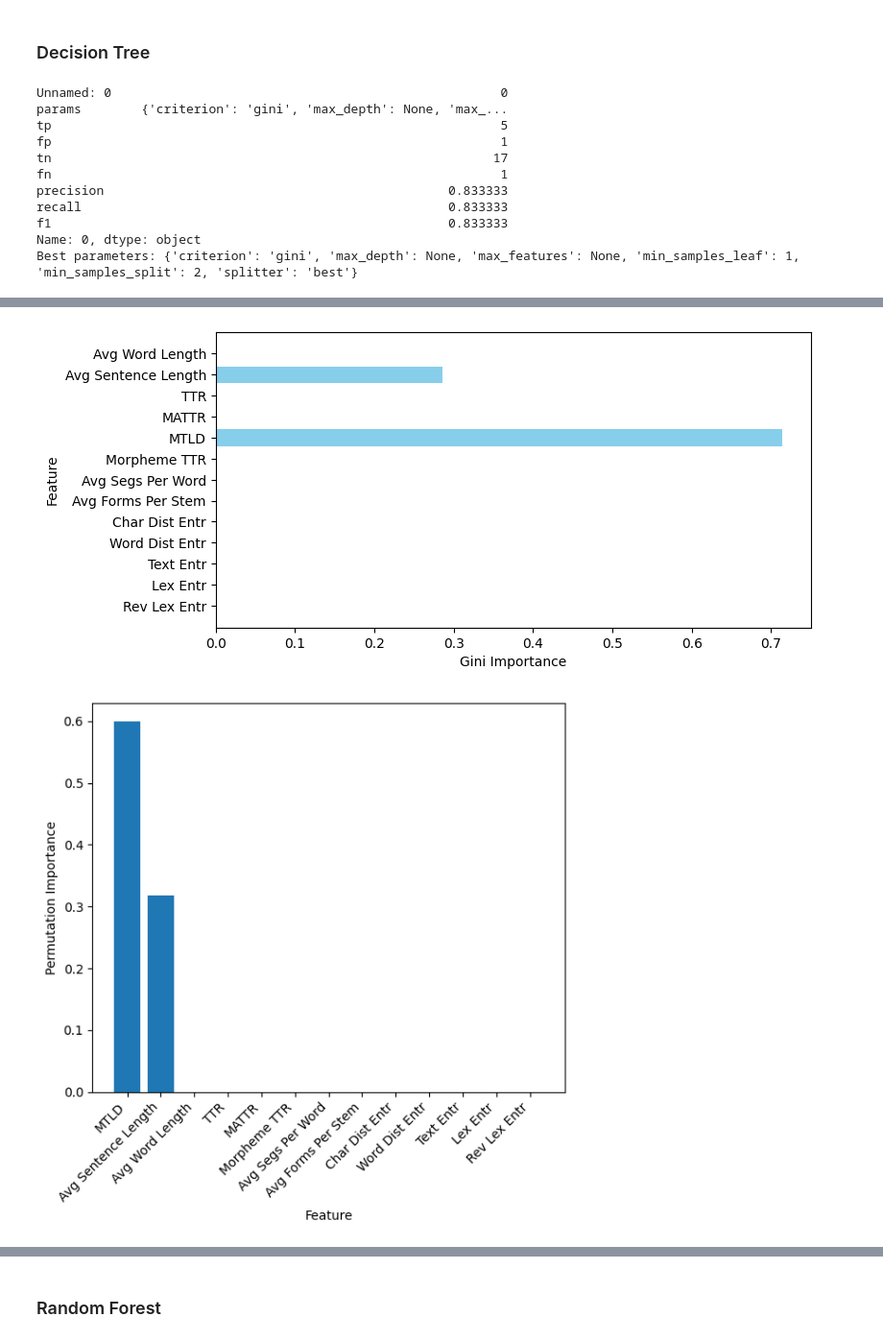
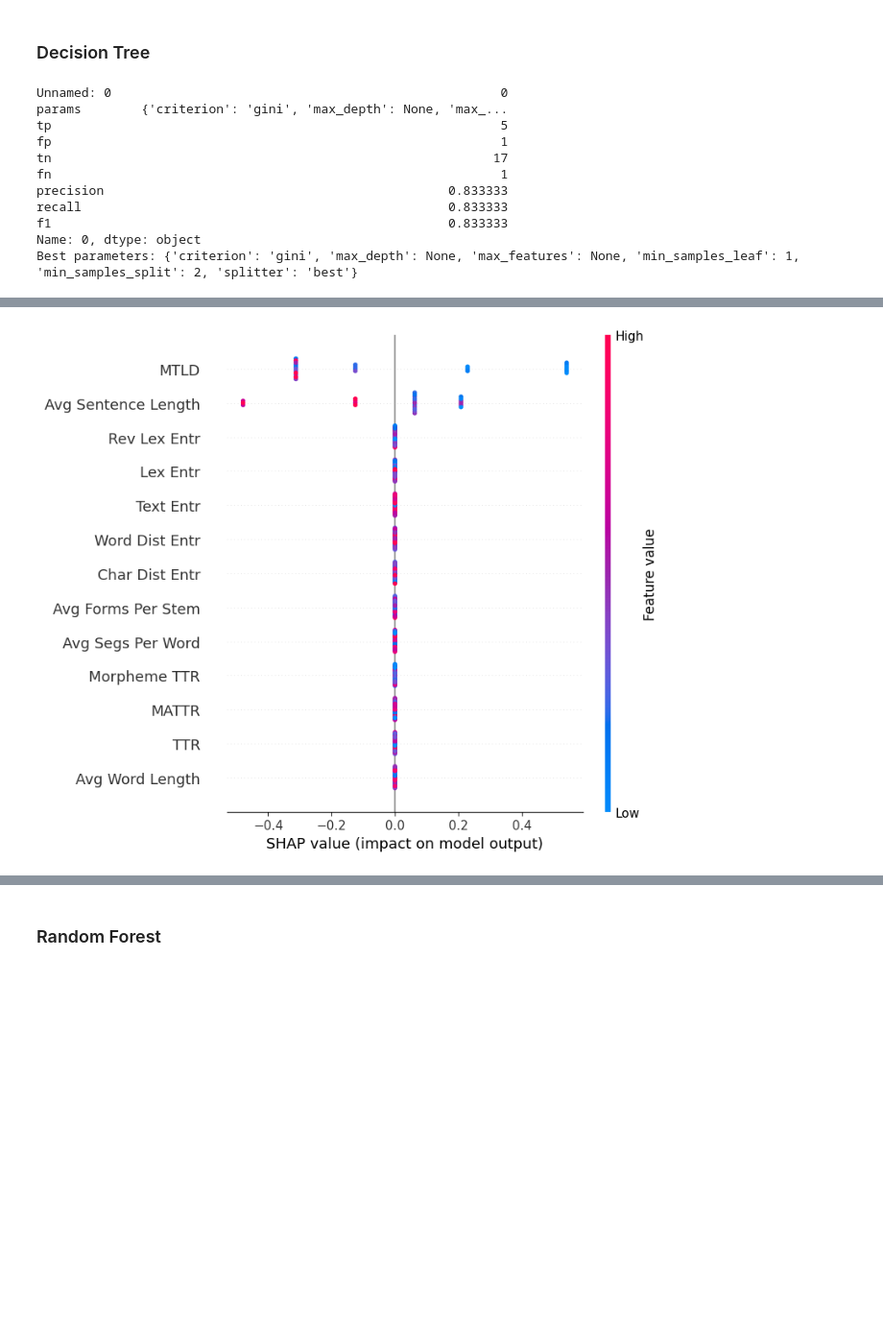
Before and after one commit to kirbergerconnor/iscl-thesis, a Jupyter notebook: classification.ipynb, the cells around one changed output, grey strips where cells are left out. Shown at 96% size. Drawn from its saved outputs; the diff is of its cells as text; code cells hidden in the pictures; blank space fills up the shorter version.

Commit message:
Write more methodology, results; add code for calculating SHAP values

```diff
--- a/classification.ipynb
+++ b/classification.ipynb
@@ -135,38 +135,41 @@ plot_tree(tree, filled=True, feature_names=data.columns[2:].values, class_names=
 plt.savefig('./results/decisiontree.png')
 plt.show()
 
-# Gini feature importances (refer to https://www.geeksforgeeks.org/feature-importance-with-random-forests/)
-gini_importances = tree.feature_importances_
-gini_imp_df = pd.DataFrame({'Feature': data.columns[2:].values, 'Gini Importance': gini_importances}).sort_values('Gini Importance', ascending=False)
-gini_imp_df.to_csv('./results/DT_gini_importances_df.csv')
+# # Gini feature importances (refer to https://www.geeksforgeeks.org/feature-importance-with-random-forests/)
+# gini_importances = tree.feature_importances_
+# gini_imp_df = pd.DataFrame({'Feature': data.columns[2:].values, 'Gini Importance': gini_importances}).sort_values('Gini Importance', ascending=False)
+# gini_imp_df.to_csv('./results/DT_gini_importances_df.csv')
 
-plt.figure(figsize=(8, 4))
-plt.barh(data.columns[2:].values, gini_importances, color='skyblue')
-plt.xlabel('Gini Importance')
-plt.ylabel('Feature')
-# plt.title('Feature Importance - Gini Importance')
-plt.gca().invert_yaxis()
-plt.savefig('./results/DT_gini_importances.png')
-plt.show()
+# plt.figure(figsize=(8, 4))
+# plt.barh(data.columns[2:].values, gini_importances, color='skyblue')
+# plt.xlabel('Gini Importance')
+# plt.ylabel('Feature')
+# # plt.title('Feature Importance - Gini Importance')
+# plt.gca().invert_yaxis()
+# plt.savefig('./results/DT_gini_importances.png')
+# plt.show()
 
-# Permutation feature importances (refer to https://www.geeksforgeeks.org/feature-importance-with-random-forests/)
-perm_importances = permutation_importance(tree, X, y, n_repeats=10, scoring='f1', random_state=42, n_jobs=-1)
-perm_imp_df = pd.DataFrame({'Feature': data.columns[2:].values, 'Permutation Importance': perm_importances.importances_mean}).sort_values('Permutation Importance', ascending=False)
-perm_imp_df.to_csv('./results/DT_permutation_importances_df.csv')
+# # Permutation feature importances (refer to https://www.geeksforgeeks.org/feature-importance-with-random-forests/)
+# perm_importances = permutation_importance(tree, X, y, n_repeats=10, scoring='f1', random_state=42, n_jobs=-1)
+# perm_imp_df = pd.DataFrame({'Feature': data.columns[2:].values, 'Permutation Importance': perm_importances.importances_mean}).sort_values('Permutation Importance', ascending=False)
+# perm_imp_df.to_csv('./results/DT_permutation_importances_df.csv')
 
-plt.figure(figsize=(6, 6))
-plt.bar(perm_imp_df['Feature'], perm_imp_df['Permutation Importance'])
-plt.xlabel('Feature')
-plt.ylabel('Permutation Importance')
-# plt.title('Permutation Feature Importance')
-plt.xticks(rotation=45, ha='right')
-plt.tight_layout()
-plt.savefig('./results/DT_permutation_importances.png')
-plt.show()
+# plt.figure(figsize=(6, 6))
+# plt.bar(perm_imp_df['Feature'], perm_imp_df['Permutation Importance'])
+# plt.xlabel('Feature')
+# plt.ylabel('Permutation Importance')
+# # plt.title('Permutation Feature Importance')
+# plt.xticks(rotation=45, ha='right')
+# plt.tight_layout()
+# plt.savefig('./results/DT_permutation_importances.png')
+# plt.show()
 
 # SHAP feature importances
-shap_values = shap.TreeExplainer(tree).shap_values(X)
-shap.summary_plot(shap_values, X, show=False, feature_names=data.iloc[:,2:].columns.values)
+shap.initjs()
+explainer = shap.KernelExplainer(tree.predict, X)
+shap_values = explainer.shap_values(X)
+shap.summary_plot(shap_values=shap_values, features=X, show=False, feature_names=data.iloc[:,2:].columns.values)
+plt.tight_layout()
 plt.savefig("./results/DT_SHAP_values.png")
 plt.show()
 # %% [output]
@@ -186,2 +190 @@ Best parameters: {'criterion': 'gini', 'max_depth': None, 'max_features': None,
-[figure, old version]
+[figure, new version]
-[figure, removed]
```
Also changed, not shown: parts of 2 cells of this notebook, 31 other files.
